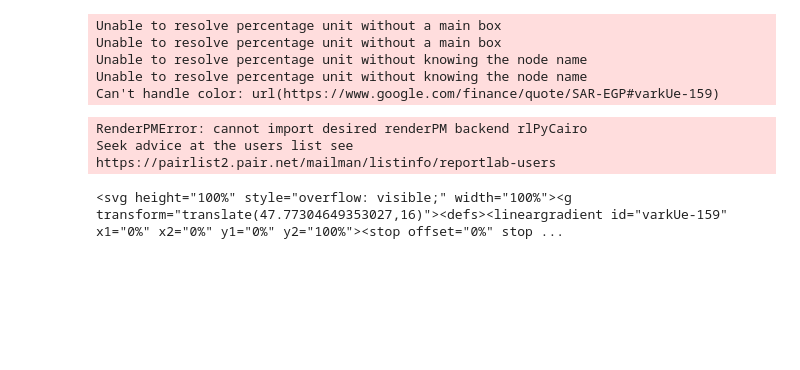
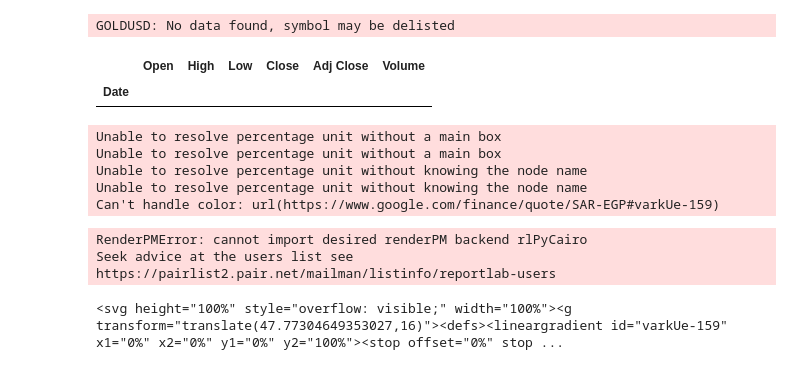
Before and after one commit to mahmoudbahaa755/scraping-black-market, a Jupyter notebook: get_chart.ipynb, the cells around one changed output. Drawn from its saved outputs; the diff is of its cells as text; code cells hidden in the pictures; blank space fills up the shorter version.

```diff
--- a/get_chart.ipynb
+++ b/get_chart.ipynb
@@ -31,3 +110,11 @@ print(div.prettify())
+# %%
+# data = yf.download("GOLD", period="1mo")
+# data
+yf.Ticker("GOLD").history(period="1mo")
+# %% [output]
+GOLDUSD: No data found, symbol may be delisted
+|  | Open | High | Low | Close | Adj Close | Volume |
+| Date |  |  |  |  |  |  |
 # %%
 from svglib.svglib import svg2rlg
 from reportlab.graphics import renderPM
```
Also changed, not shown: parts of 7 cells of this notebook, 7 other files.
